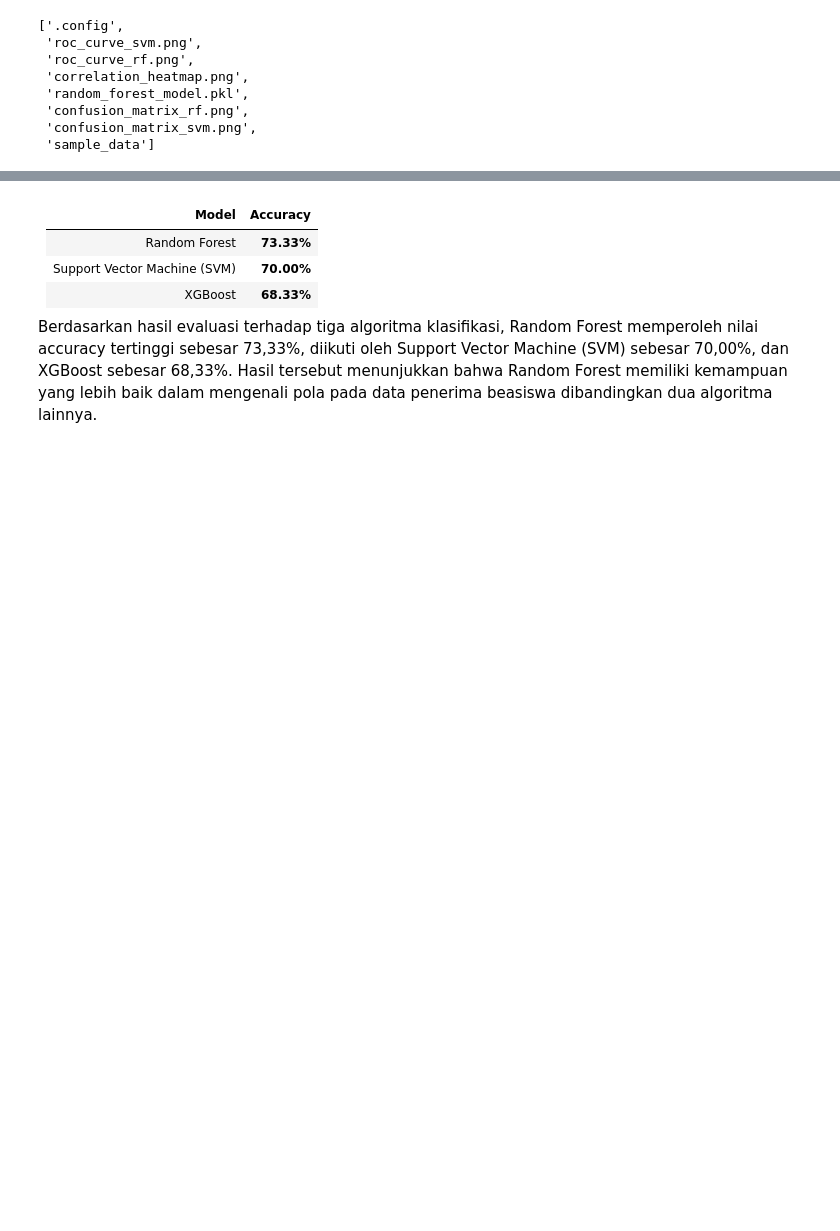
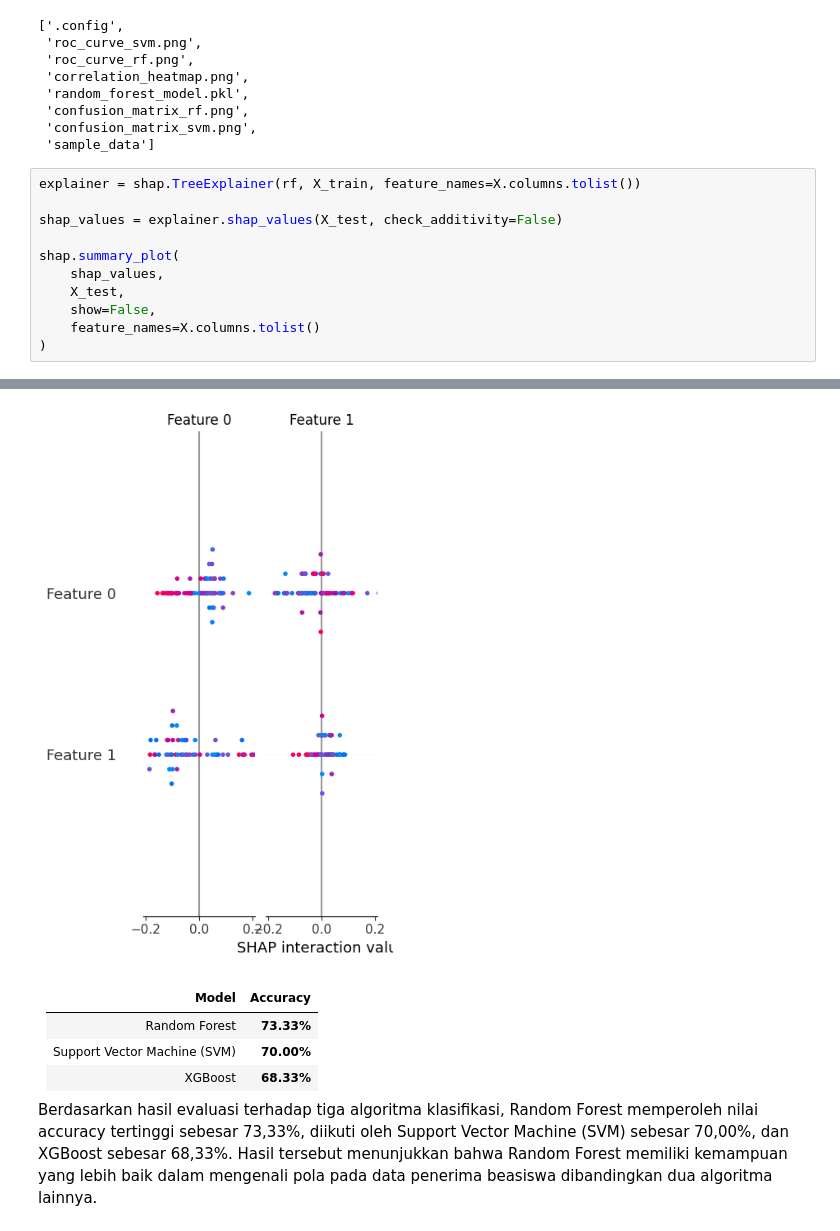
Before and after one commit to rfpmaa/uas-ml, a Jupyter notebook: notebook/UAS_ML.ipynb, the cells around one changed output, grey strips where cells are left out. Cells and saved outputs as stored; diff of their text form; blank space fills up the shorter version.

```diff
--- a/notebook/UAS_ML.ipynb
+++ b/notebook/UAS_ML.ipynb
@@ -586,3 +608,15 @@ os.listdir()
  'confusion_matrix_rf.png',
  'confusion_matrix_svm.png',
  'sample_data']
+# %%
+explainer = shap.TreeExplainer(rf, X_train, feature_names=X.columns.tolist())
+
+shap_values = explainer.shap_values(X_test, check_additivity=False)
+
+shap.summary_plot(
+    shap_values,
+    X_test,
+    show=False,
+    feature_names=X.columns.tolist()
+)
+# %% [output]
@@ -589,3 +624,4 @@ os.listdir()
+[figure, added]
 # %% [markdown]
 | Model                        | Accuracy   |
 | ---------------------------- | ---------- |
```
Also changed, not shown: parts of 3 cells of this notebook.
